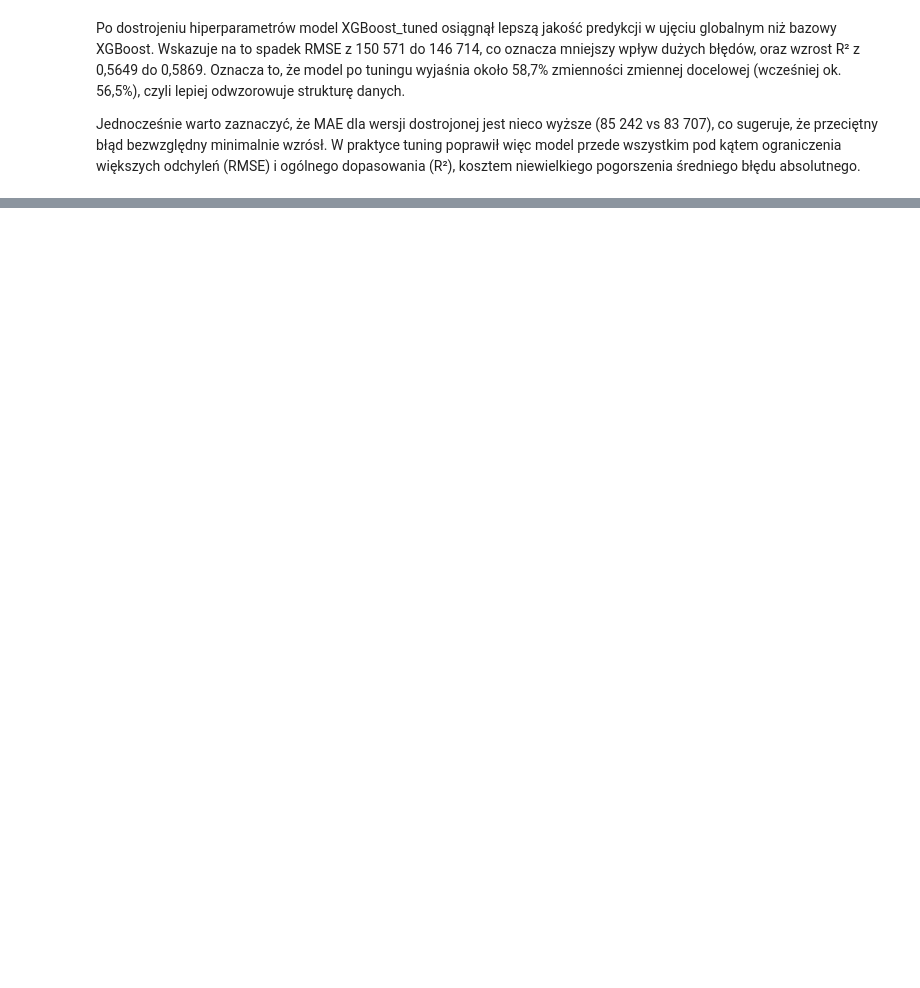
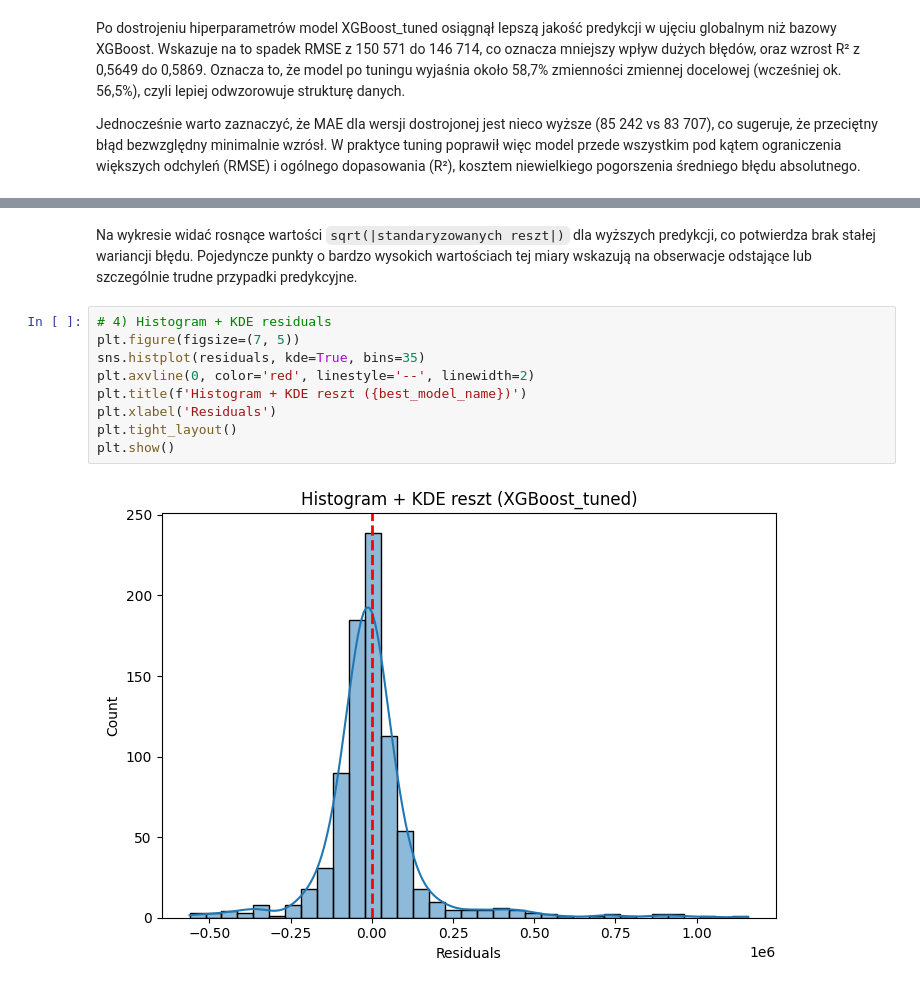
Before and after one commit to dron-mjk/LublinRCN, a Jupyter notebook: train_models.ipynb, the cells around one changed output, grey strips where cells are left out. Drawn from its saved outputs; the diff is of its cells as text; blank space fills up the shorter version.

```diff
--- a/train_models.ipynb
+++ b/train_models.ipynb
@@ -320,0 +399,13 @@ Jednocześnie warto zaznaczyć, że MAE dla wersji dostrojonej jest nieco wyższ
+# %% [markdown]
+Na wykresie widać rosnące wartości `sqrt(|standaryzowanych reszt|)` dla wyższych predykcji, co potwierdza brak stałej wariancji błędu. Pojedyncze punkty o bardzo wysokich wartościach tej miary wskazują na obserwacje odstające lub szczególnie trudne przypadki predykcyjne.
+# %%
+# 4) Histogram + KDE residuals
+plt.figure(figsize=(7, 5))
+sns.histplot(residuals, kde=True, bins=35)
+plt.axvline(0, color='red', linestyle='--', linewidth=2)
+plt.title(f'Histogram + KDE reszt ({best_model_name})')
+plt.xlabel('Residuals')
+plt.tight_layout()
+plt.show()
+# %% [output]
+[figure, added]
```
Also changed, not shown: parts of 10 cells of this notebook.
